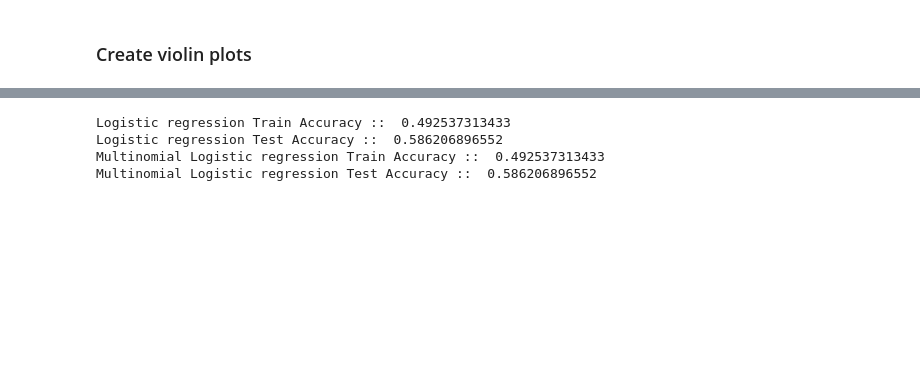
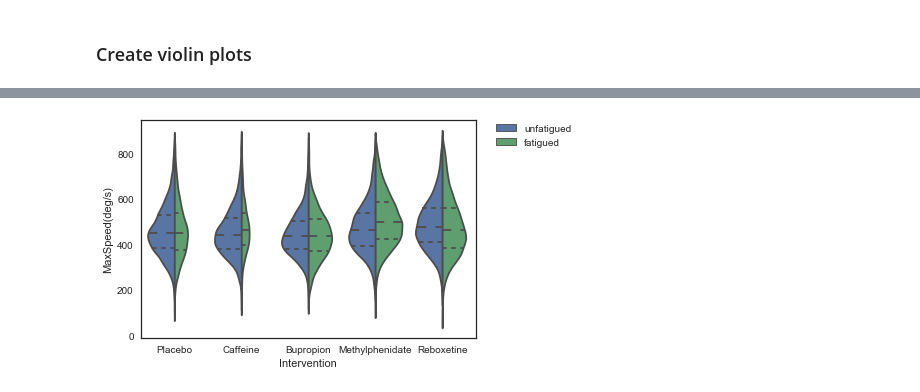
Before and after one commit to charlieconnell/Projects, a Jupyter notebook: saccades_analysis.ipynb, the cells around one changed output, grey strips where cells are left out. Cells and saved outputs as stored; diff of their text form; code cells hidden in the pictures; blank space fills up the shorter version.

```diff
--- a/saccades_analysis.ipynb
+++ b/saccades_analysis.ipynb
@@ -87,34 +175,5 @@ The violin plots are scaled based on the number of observations and have the qua
 # %%
-# Isolate the intervention, status and max speed data for the joy plot
-max_velocity = prosaccades[['Intervention', 'status', 'MaxSpeed(deg/s)']]
+# Isolate the intervention, status and max speed data for the plots
+max_velocity_all = saccades[['Intervention', 'status', 'MaxSpeed(deg/s)']]
+max_velocity_pro = prosaccades[['Intervention', 'status', 'MaxSpeed(deg/s)']]
+max_velocity_anti = antisaccades[['Intervention', 'status', 'MaxSpeed(deg/s)']]
-# %%
-# Create joy plot visualization of distributions of max velocity for each intervention and fatigue
-# status
-
-# Initialize the FacetGrid object
-sns.set(style="white", rc={"axes.facecolor": (0, 0, 0, 0)})
-pal = sns.cubehelix_palette(8, rot=-.25, light=.7)
-g = sns.FacetGrid(max_velocity, row='Intervention', hue='status', hue_order=['unfatigued', 'fatigued'],
-                  size=3, aspect=6, palette=pal, legend_out=False)
-
-# Draw the densities
-g.map(sns.kdeplot, 'MaxSpeed(deg/s)', clip_on=False, shade=True, alpha=1, lw=1.5, bw='silverman')
-g.map(sns.kdeplot, 'MaxSpeed(deg/s)', clip_on=False, color="w", lw=2, bw='silverman')
-g.map(plt.axhline, y=0, lw=2, clip_on=False)
-
-
-
-# Set the subplots to overlap
-g.fig.subplots_adjust(hspace=0.1)
-
-
-# Remove axes details that don't play well with overlap
-g.set(yticks=[])
-g.despine(bottom=True, left=True)
-
-# add titles
-g.fig.suptitle('Distribution plots of prosaccade velocity by drug and fatigue', x=0.60,
-               y=1, horizontalalignment='right')
-g.add_legend()
-g.set_titles('{row_name}', loc='center')
-plt.show()
@@ -501,33 +182,8 @@ Multinomial Logistic regression Test Accuracy ::  0.344827586207
-# %%
-# train model only on exercise_intervention and drug
-data_saccades_m3 = data_saccades[['EM_change', 'exercise_intervention', 'Drug']]
-def main():
-    data_headers = ['EM_change', 'exercise_intervention', 'Drug']
-    data = data_saccades_m3
-
-    train_x, test_x, train_y, test_y = train_test_split(data[data_headers[1:]],
-    data[data_headers[0]], train_size=0.7)
-
-    # Train multi-classification model with logistic regression
-    lr = linear_model.LogisticRegression()
-    lr.fit(train_x, train_y)
-
-    # Train multinomial logistic regression model
-    mul_lr = linear_model.LogisticRegression(multi_class='multinomial', solver='newton-cg').fit(train_x, train_y)
-
-    print ("Logistic regression Train Accuracy :: ",
-           metrics.accuracy_score(train_y, lr.predict(train_x)))
-    print ("Logistic regression Test Accuracy :: ",
-           metrics.accuracy_score(test_y, lr.predict(test_x)))
-    print("Multinomial Logistic regression Train Accuracy :: ",
-          metrics.accuracy_score(train_y, mul_lr.predict(train_x)))
-    print("Multinomial Logistic regression Test Accuracy :: ",
-          metrics.accuracy_score(test_y, mul_lr.predict(test_x)))
-
-if __name__ == "__main__":
-    main()
-# %% [output]
-Logistic regression Train Accuracy ::  0.492537313433
-Logistic regression Test Accuracy ::  0.586206896552
-Multinomial Logistic regression Train Accuracy ::  0.492537313433
-Multinomial Logistic regression Test Accuracy ::  0.586206896552
+# %%
+ax = sns.violinplot(x='Intervention', y='MaxSpeed(deg/s)', data=max_velocity_all, hue='status',
+                    split=True, order=['Placebo', 'Caffeine', 'Bupropion', 'Methylphenidate',
+                                       'Reboxetine'], scale='count', inner='quartile')
+plt.legend(bbox_to_anchor=(1.05, 1), loc=2, borderaxespad=0.)
+plt.show()
+# %% [output]
+[figure, added]
```
Also changed, not shown: parts of 78 cells of this notebook.
